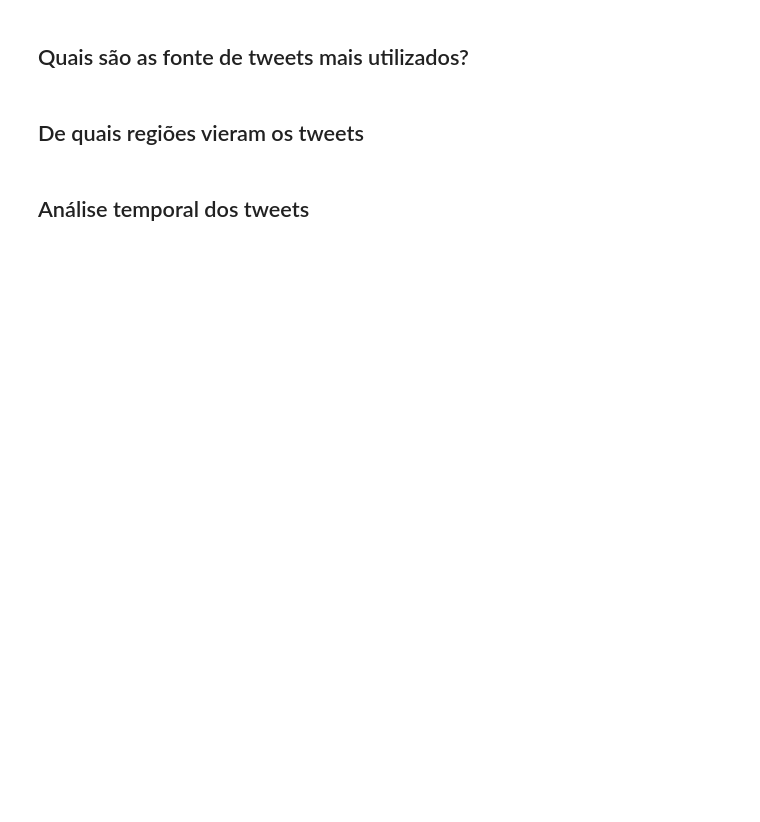
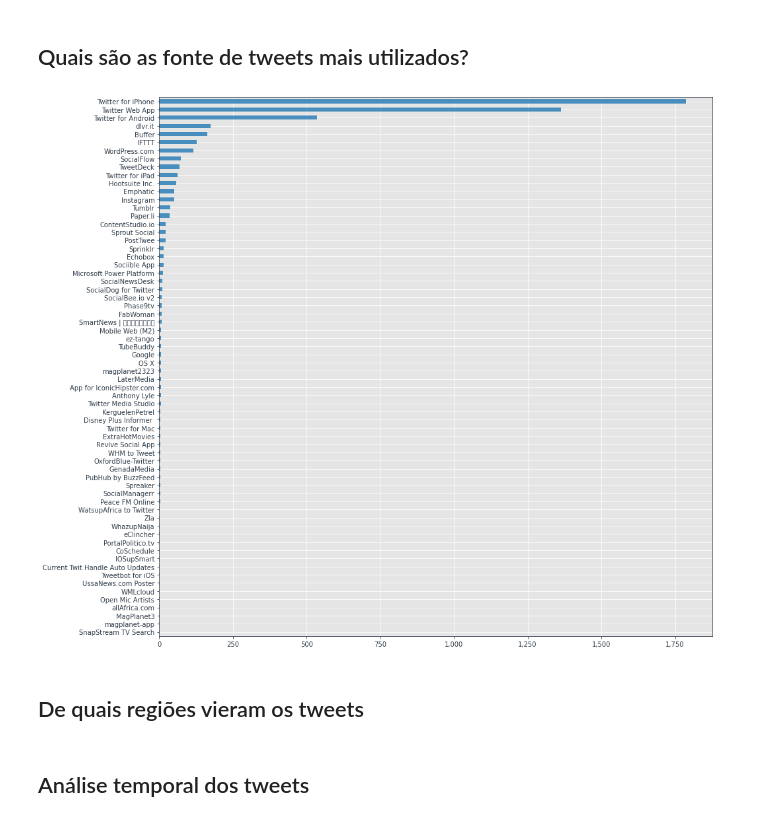
Before and after one commit to MayaraMachado/tweet_analysis, a Jupyter notebook: AnaliseTweets.ipynb, the cells around one changed output. Cells and saved outputs as stored; diff of their text form; code cells hidden in the pictures; blank space fills up the shorter version.

```diff
--- a/AnaliseTweets.ipynb
+++ b/AnaliseTweets.ipynb
@@ -188,17 +189,18 @@ sources_sorted = source_df.sort_values('Total', ascending=True)
 # %%
 # Plotar gráfico
 plt.style.use('ggplot')
-plt.rcParams['font.sans-serif'] = 'Helvetica'
 plt.rcParams['axes.edgecolor']='#333F4B'
 plt.rcParams['axes.linewidth']=0.8
 plt.rcParams['xtick.color']='#333F4B'
 plt.rcParams['ytick.color']='#333F4B'
 my_range=list(range(1,len(sources_sorted.index)+1))
 
-ax = sources_sorted.Total.plot(kind='barh',color='#1f77b4', alpha=0.8, linewidth=5, figsize=(12,12))
+ax = sources_sorted.Total.plot(kind='barh',color='#1f77b4', alpha=0.8, linewidth=5, figsize=(15,15))
 ax.get_xaxis().set_major_formatter(plt.FuncFormatter(lambda x, loc: "{:,}".format(int(x))))
 
 plt.savefig('source_tweets.png', bbox_inches='tight', pad_inches=0.5)
+# %% [output]
+[figure, added]
 # %%
 squarify.plot(sizes=sources_sorted['Total'], label=sources_sorted.index, alpha=.5)
 plt.axis('off')
```
Also changed, not shown: parts of 12 cells of this notebook, 4 other files.
